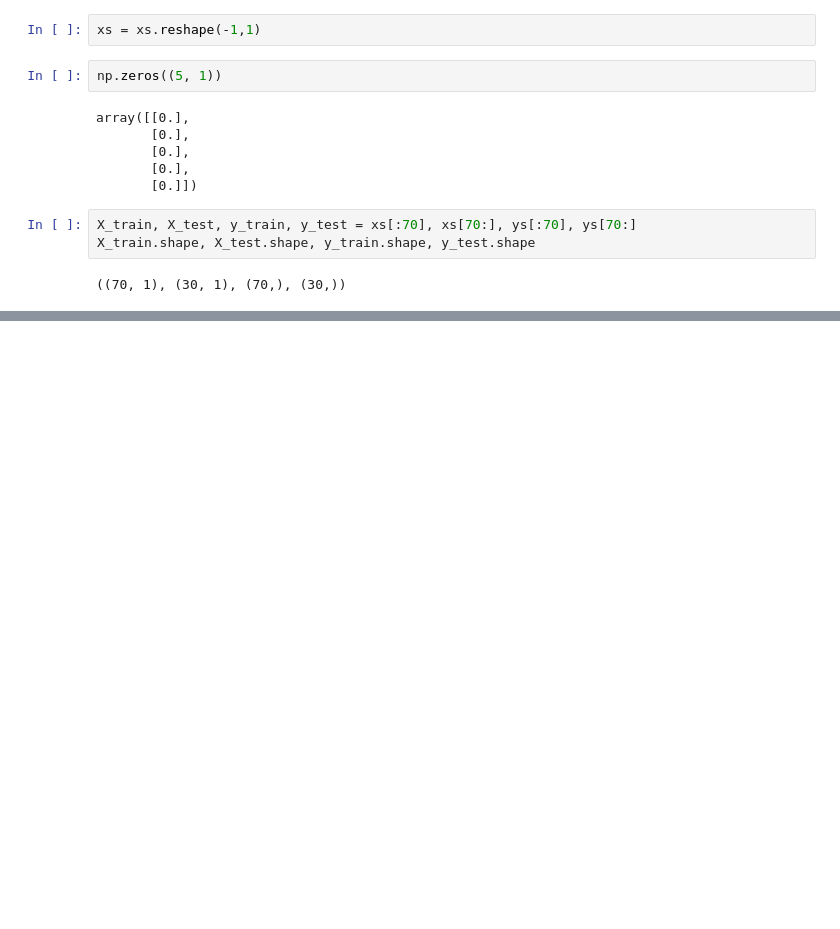
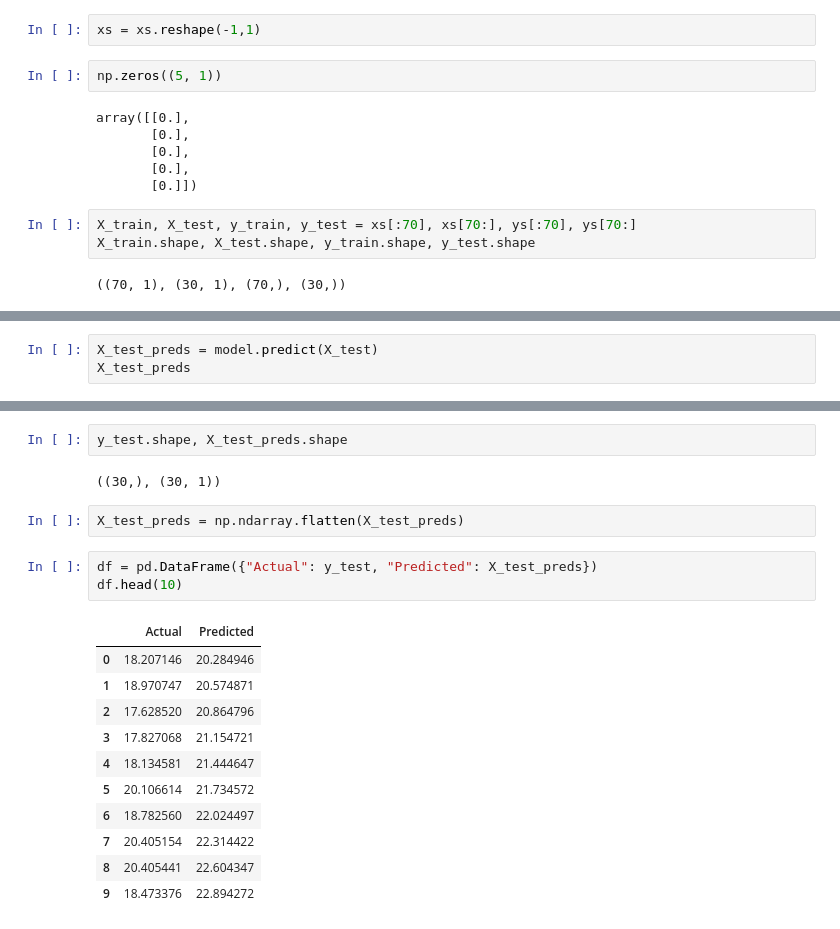
Before and after one commit to Thomas4390/Apprentissage-Automatique, a Jupyter notebook: Week_1/linear_regression.ipynb, the cells around one changed output, grey strips where cells are left out. Drawn from its saved outputs; the diff is of its cells as text; blank space fills up the shorter version.

```diff
--- a/Week_1/linear_regression.ipynb
+++ b/Week_1/linear_regression.ipynb
@@ -117,0 +118,3 @@ TypeError: LinReg.predict() takes 2 positional arguments but 4 were given
+# %%
+X_test_preds = model.predict(X_test)
+X_test_preds
@@ -117,0 +139,21 @@ TypeError: LinReg.predict() takes 2 positional arguments but 4 were given
+# %%
+y_test.shape, X_test_preds.shape
+# %% [output]
+((30,), (30, 1))
+# %%
+X_test_preds = np.ndarray.flatten(X_test_preds)
+# %%
+df = pd.DataFrame({"Actual": y_test, "Predicted": X_test_preds})
+df.head(10)
+# %% [output]
+|  | Actual | Predicted |
+| 0 | 18.207146 | 20.284946 |
+| 1 | 18.970747 | 20.574871 |
+| 2 | 17.628520 | 20.864796 |
+| 3 | 17.827068 | 21.154721 |
+| 4 | 18.134581 | 21.444647 |
+| 5 | 20.106614 | 21.734572 |
+| 6 | 18.782560 | 22.024497 |
+| 7 | 20.405154 | 22.314422 |
+| 8 | 20.405441 | 22.604347 |
+| 9 | 18.473376 | 22.894272 |
```
Also changed, not shown: parts of 7 cells of this notebook, 1 other file.
